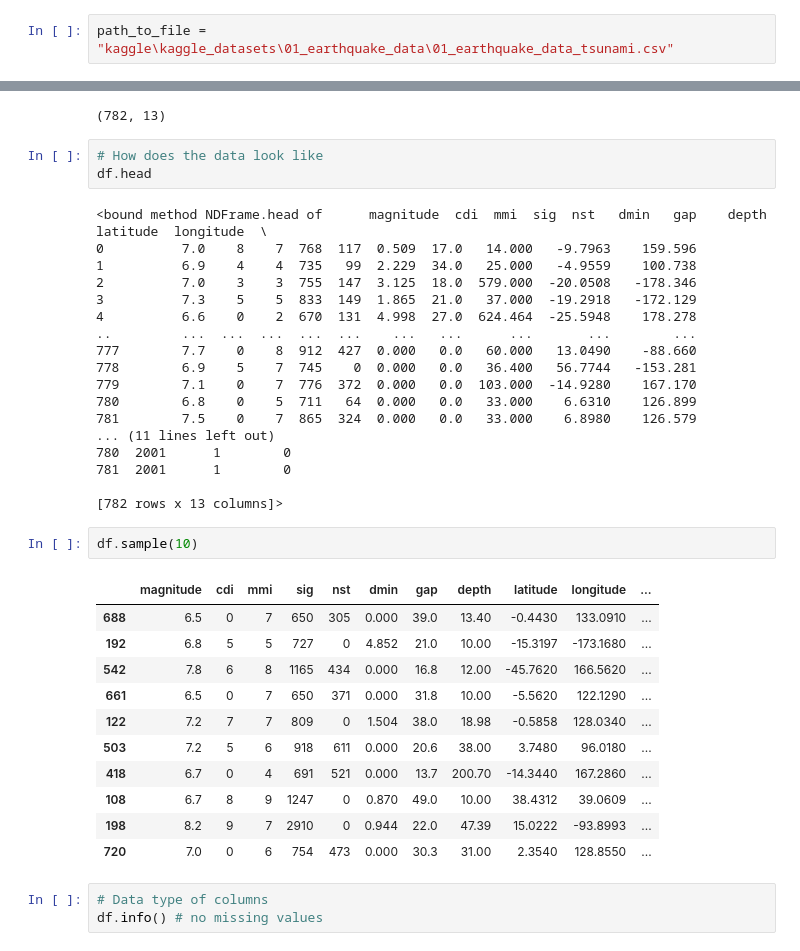
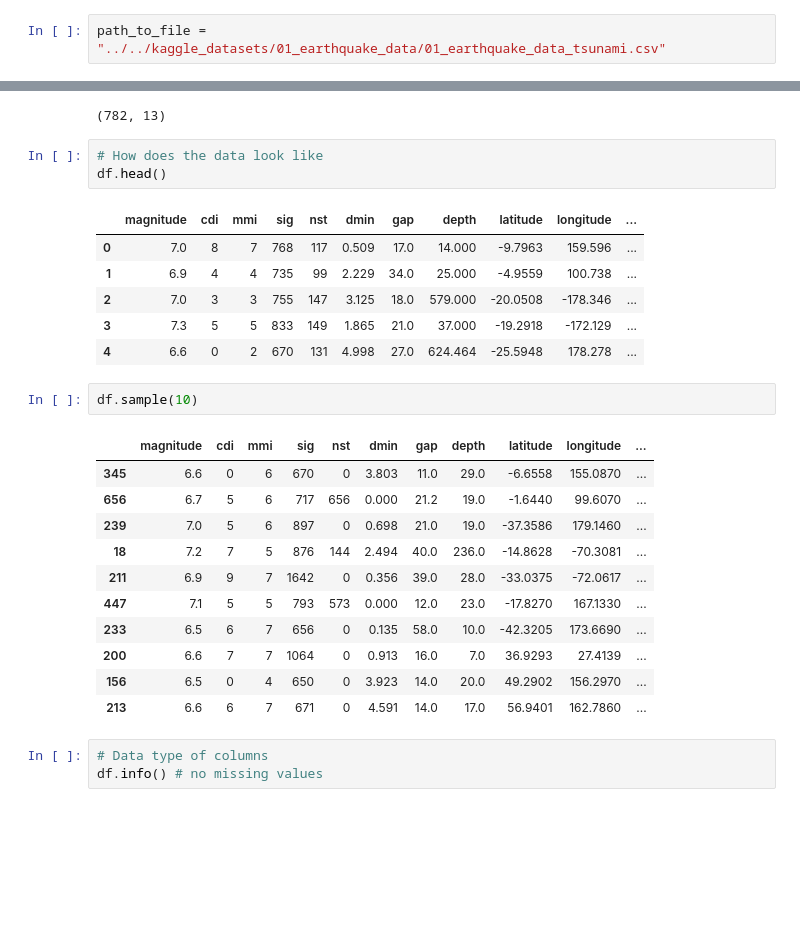
Before and after one commit to vishnutg14/data-analysis-projects, a Jupyter notebook: kaggle_solutions/01_earthquake_analysis/earthquake.ipynb, the cells around one changed output, grey strips where cells are left out. Cells and saved outputs as stored; diff of their text form; blank space fills up the shorter version.

Commit message:
Updated earthquake solution

```diff
--- a/kaggle_solutions/01_earthquake_analysis/earthquake.ipynb
+++ b/kaggle_solutions/01_earthquake_analysis/earthquake.ipynb
@@ -34,7 +34,7 @@ import pandas as pd
 import matplotlib.pyplot as plt
 import seaborn as sns
 # %%
-path_to_file = "kaggle\kaggle_datasets\01_earthquake_data\01_earthquake_data_tsunami.csv"
+path_to_file = "../../kaggle_datasets/01_earthquake_data/01_earthquake_data_tsunami.csv"
 # %%
 df = pd.read_csv(path_to_file)
 # %%
@@ -44,39 +44,28 @@ df.shape
 (782, 13)
 # %%
 # How does the data look like
-df.head
+df.head()
 # %% [output]
-<bound method NDFrame.head of      magnitude  cdi  mmi  sig  nst   dmin   gap    depth  latitude  longitude  \
-0          7.0    8    7  768  117  0.509  17.0   14.000   -9.7963    159.596
-1          6.9    4    4  735   99  2.229  34.0   25.000   -4.9559    100.738
-2          7.0    3    3  755  147  3.125  18.0  579.000  -20.0508   -178.346
-3          7.3    5    5  833  149  1.865  21.0   37.000  -19.2918   -172.129
-4          6.6    0    2  670  131  4.998  27.0  624.464  -25.5948    178.278
-..         ...  ...  ...  ...  ...    ...   ...      ...       ...        ...
-777        7.7    0    8  912  427  0.000   0.0   60.000   13.0490    -88.660
-778        6.9    5    7  745    0  0.000   0.0   36.400   56.7744   -153.281
-779        7.1    0    7  776  372  0.000   0.0  103.000  -14.9280    167.170
-780        6.8    0    5  711   64  0.000   0.0   33.000    6.6310    126.899
-781        7.5    0    7  865  324  0.000   0.0   33.000    6.8980    126.579
-... (11 lines left out)
-780  2001      1        0
-781  2001      1        0
-
-[782 rows x 13 columns]>
+|  | magnitude | cdi | mmi | sig | nst | dmin | gap | depth | latitude | longitude | ... |
+| 0 | 7.0 | 8 | 7 | 768 | 117 | 0.509 | 17.0 | 14.000 | -9.7963 | 159.596 | ... |
+| 1 | 6.9 | 4 | 4 | 735 | 99 | 2.229 | 34.0 | 25.000 | -4.9559 | 100.738 | ... |
+| 2 | 7.0 | 3 | 3 | 755 | 147 | 3.125 | 18.0 | 579.000 | -20.0508 | -178.346 | ... |
+| 3 | 7.3 | 5 | 5 | 833 | 149 | 1.865 | 21.0 | 37.000 | -19.2918 | -172.129 | ... |
+| 4 | 6.6 | 0 | 2 | 670 | 131 | 4.998 | 27.0 | 624.464 | -25.5948 | 178.278 | ... |
 # %%
 df.sample(10)
 # %% [output]
 |  | magnitude | cdi | mmi | sig | nst | dmin | gap | depth | latitude | longitude | ... |
-| 688 | 6.5 | 0 | 7 | 650 | 305 | 0.000 | 39.0 | 13.40 | -0.4430 | 133.0910 | ... |
-| 192 | 6.8 | 5 | 5 | 727 | 0 | 4.852 | 21.0 | 10.00 | -15.3197 | -173.1680 | ... |
-| 542 | 7.8 | 6 | 8 | 1165 | 434 | 0.000 | 16.8 | 12.00 | -45.7620 | 166.5620 | ... |
-| 661 | 6.5 | 0 | 7 | 650 | 371 | 0.000 | 31.8 | 10.00 | -5.5620 | 122.1290 | ... |
-| 122 | 7.2 | 7 | 7 | 809 | 0 | 1.504 | 38.0 | 18.98 | -0.5858 | 128.0340 | ... |
-| 503 | 7.2 | 5 | 6 | 918 | 611 | 0.000 | 20.6 | 38.00 | 3.7480 | 96.0180 | ... |
-| 418 | 6.7 | 0 | 4 | 691 | 521 | 0.000 | 13.7 | 200.70 | -14.3440 | 167.2860 | ... |
-| 108 | 6.7 | 8 | 9 | 1247 | 0 | 0.870 | 49.0 | 10.00 | 38.4312 | 39.0609 | ... |
-| 198 | 8.2 | 9 | 7 | 2910 | 0 | 0.944 | 22.0 | 47.39 | 15.0222 | -93.8993 | ... |
-| 720 | 7.0 | 0 | 6 | 754 | 473 | 0.000 | 30.3 | 31.00 | 2.3540 | 128.8550 | ... |
+| 345 | 6.6 | 0 | 6 | 670 | 0 | 3.803 | 11.0 | 29.0 | -6.6558 | 155.0870 | ... |
+| 656 | 6.7 | 5 | 6 | 717 | 656 | 0.000 | 21.2 | 19.0 | -1.6440 | 99.6070 | ... |
+| 239 | 7.0 | 5 | 6 | 897 | 0 | 0.698 | 21.0 | 19.0 | -37.3586 | 179.1460 | ... |
+| 18 | 7.2 | 7 | 5 | 876 | 144 | 2.494 | 40.0 | 236.0 | -14.8628 | -70.3081 | ... |
+| 211 | 6.9 | 9 | 7 | 1642 | 0 | 0.356 | 39.0 | 28.0 | -33.0375 | -72.0617 | ... |
+| 447 | 7.1 | 5 | 5 | 793 | 573 | 0.000 | 12.0 | 23.0 | -17.8270 | 167.1330 | ... |
+| 233 | 6.5 | 6 | 7 | 656 | 0 | 0.135 | 58.0 | 10.0 | -42.3205 | 173.6690 | ... |
+| 200 | 6.6 | 7 | 7 | 1064 | 0 | 0.913 | 16.0 | 7.0 | 36.9293 | 27.4139 | ... |
+| 156 | 6.5 | 0 | 4 | 650 | 0 | 3.923 | 14.0 | 20.0 | 49.2902 | 156.2970 | ... |
+| 213 | 6.6 | 6 | 7 | 671 | 0 | 4.591 | 14.0 | 17.0 | 56.9401 | 162.7860 | ... |
 # %%
 # Data type of columns
 df.info() # no missing values
```
